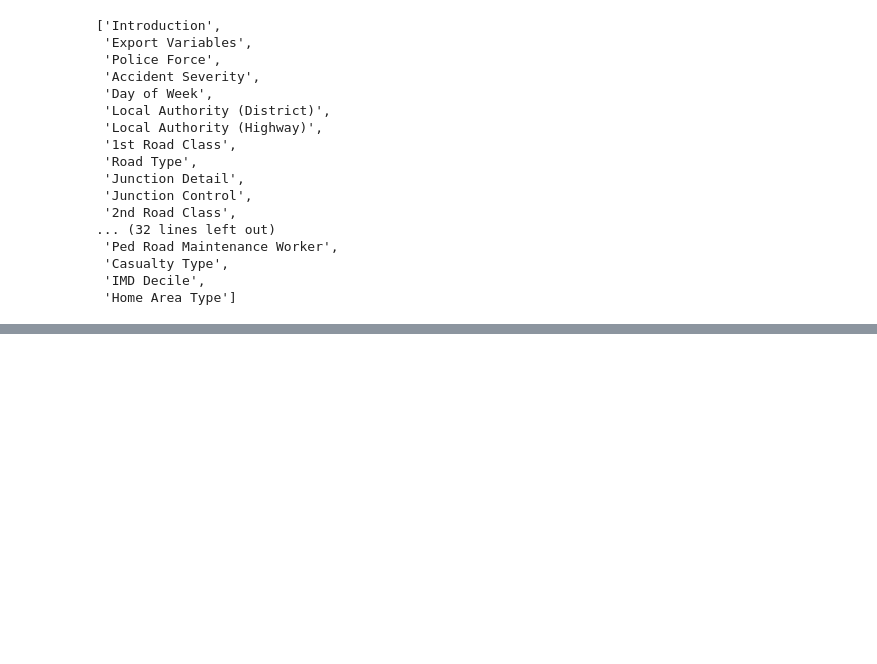
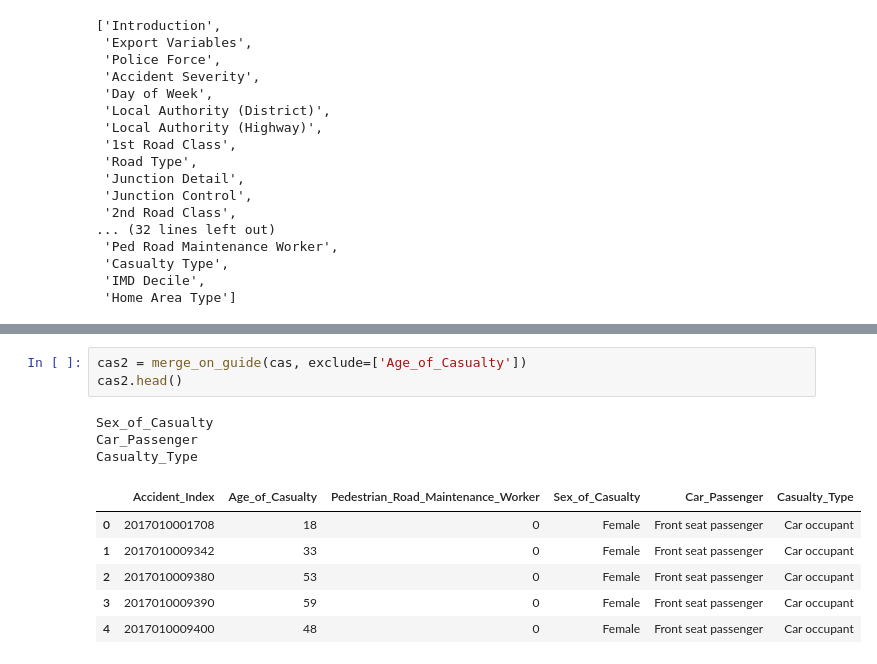
Before and after one commit to meme2515/uk_accidents, a Jupyter notebook: data_munging.ipynb, the cells around one changed output, grey strips where cells are left out. Drawn from its saved outputs; the diff is of its cells as text; blank space fills up the shorter version.

```diff
--- a/data_munging.ipynb
+++ b/data_munging.ipynb
@@ -94,0 +162,13 @@ def merge_on_guide(df):
+# %%
+cas2 = merge_on_guide(cas, exclude=['Age_of_Casualty'])
+cas2.head()
+# %% [output]
+Sex_of_Casualty
+Car_Passenger
+Casualty_Type
+|  | Accident_Index | Age_of_Casualty | Pedestrian_Road_Maintenance_Worker | Sex_of_Casualty | Car_Passenger | Casualty_Type |
+| 0 | 2017010001708 | 18 | 0 | Female | Front seat passenger | Car occupant |
+| 1 | 2017010009342 | 33 | 0 | Female | Front seat passenger | Car occupant |
+| 2 | 2017010009380 | 53 | 0 | Female | Front seat passenger | Car occupant |
+| 3 | 2017010009390 | 59 | 0 | Female | Front seat passenger | Car occupant |
+| 4 | 2017010009400 | 48 | 0 | Female | Front seat passenger | Car occupant |
```
Also changed, not shown: parts of 12 cells of this notebook, 5 other files.
